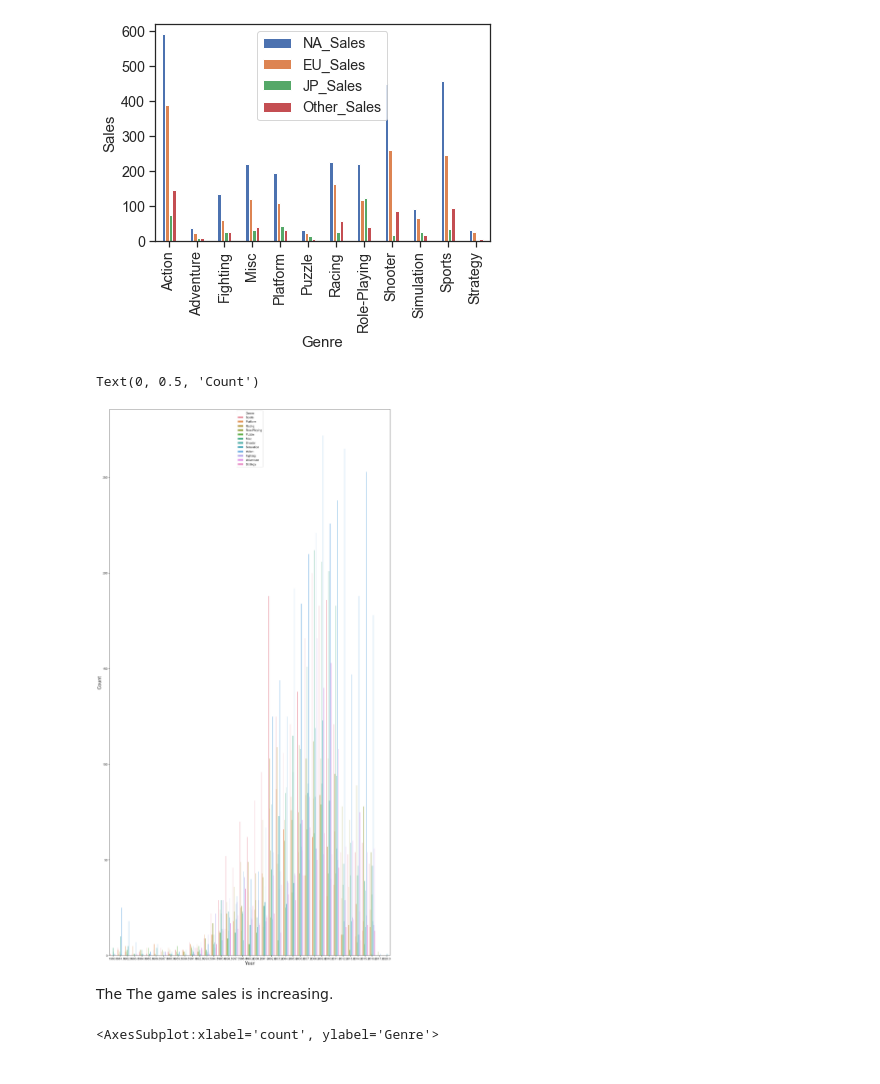
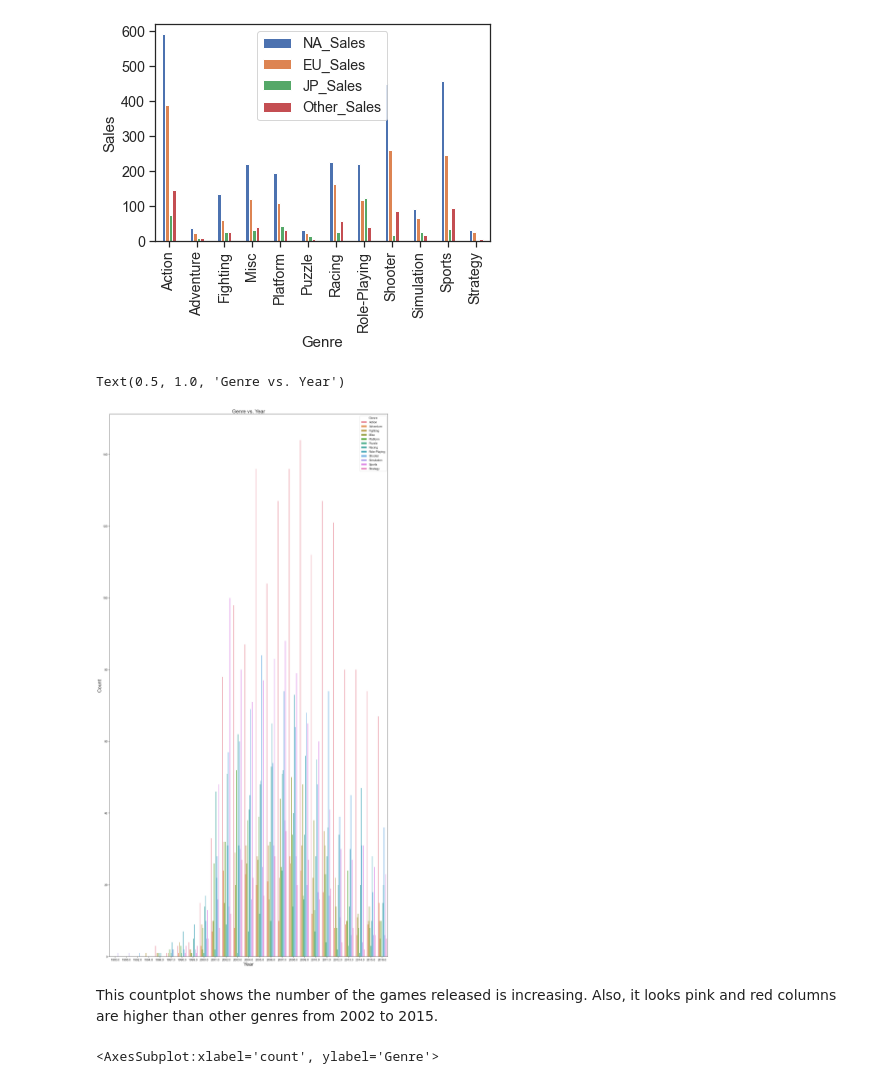
Before and after one commit to data301-2020-winter1/course-project-group_6010, a Jupyter notebook: analysis/ayaka/milestone2.ipynb, the cells around one changed output. Drawn from its saved outputs; the diff is of its cells as text; code cells hidden in the pictures.

Commit message:
Added a few comment for some figures

```diff
--- a/analysis/ayaka/milestone2.ipynb
+++ b/analysis/ayaka/milestone2.ipynb
@@ -119,15 +129,16 @@ Text(0, 0.5, 'Sales')
 # %%
 fig_dims = (25, 50)
 
 fig, ax = plt.subplots(figsize=fig_dims)
-sns.countplot(x="Year_of_Release",data=df,ax =ax, hue = "Genre")
+sns.countplot(x="Year_of_Release",data=dfp,ax =ax, hue = "Genre")
 plt.xlabel('Year',size=25)
 plt.ylabel('Count',size=25)
+plt.title("Genre vs. Year", size = 25)
 # %% [output]
-Text(0, 0.5, 'Count')
+Text(0.5, 1.0, 'Genre vs. Year')
-[figure, old version]
+[figure, new version]
-# %% [markdown]
-The The game sales is increasing.
+# %% [markdown]
+This countplot shows the number of the games released is increasing. Also, it looks pink and red columns are higher than other genres from 2002 to 2015.
 # %%
 sns.countplot(y ='Genre' ,data = df)
 # %% [output]
```
Also changed, not shown: parts of 12 cells of this notebook.
